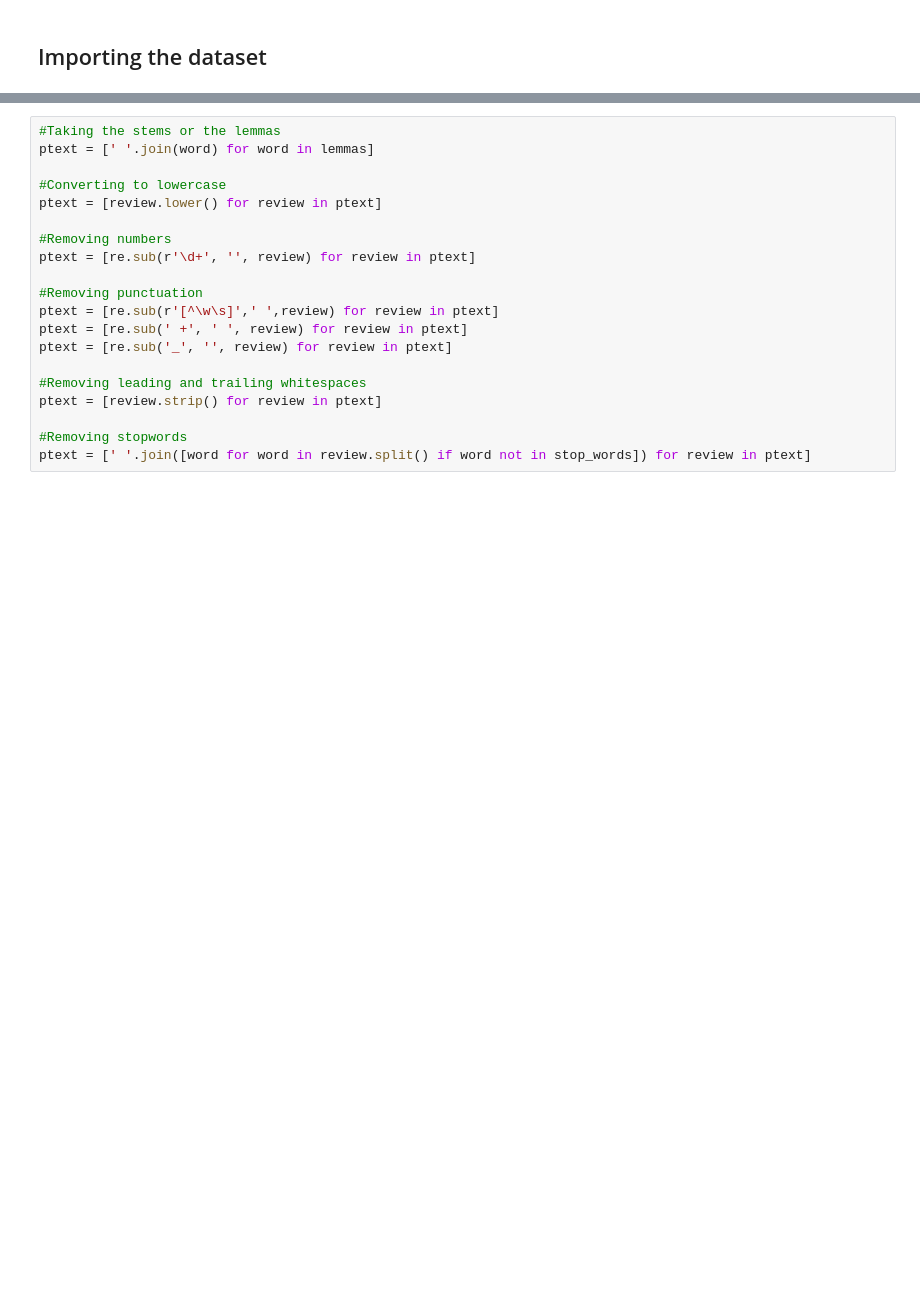
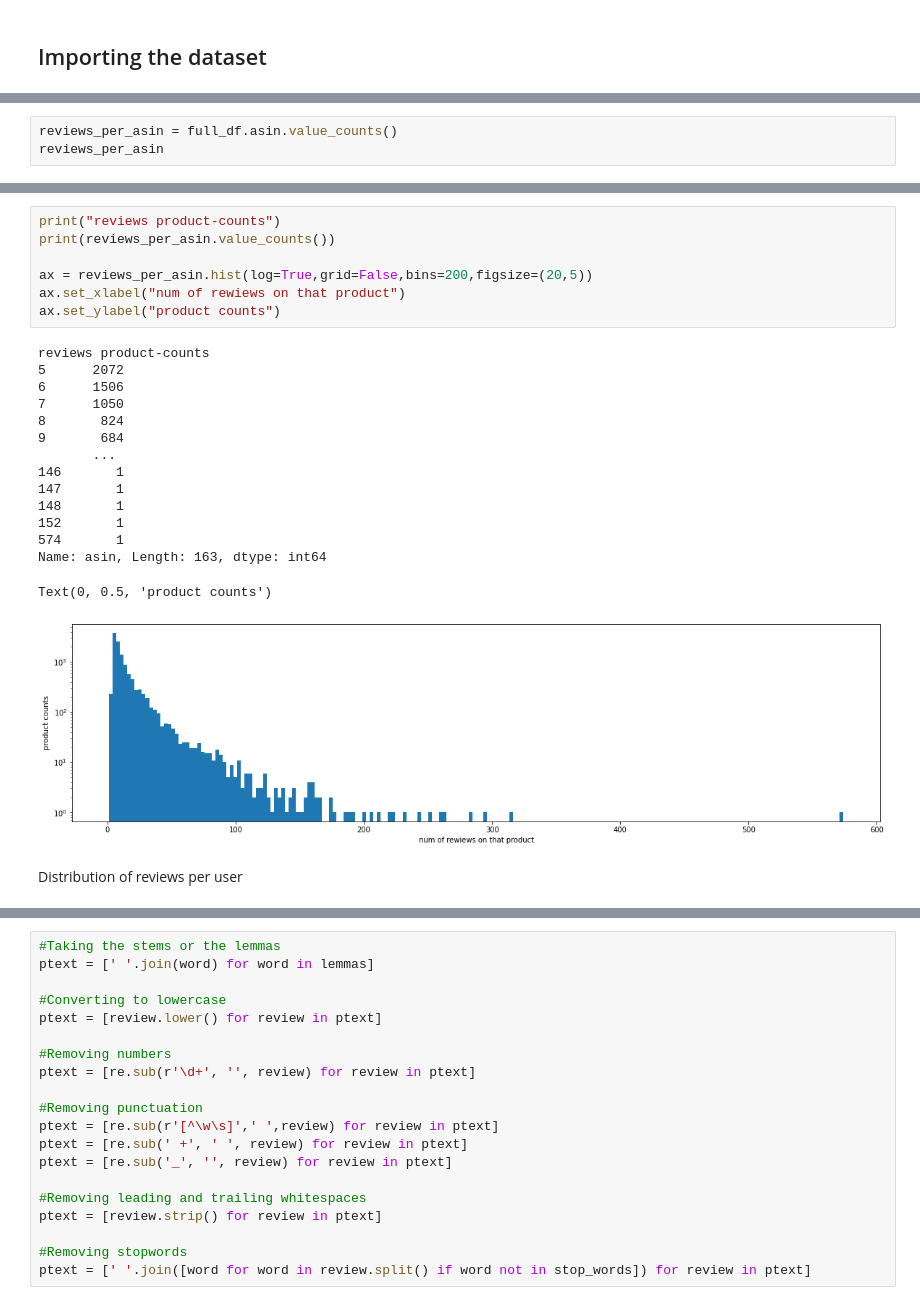
Before and after one commit to xenic1990/comp313-002-Team-2, a Jupyter notebook: Digital_Music.ipynb, the cells around one changed output, grey strips where cells are left out. Cells and saved outputs as stored; diff of their text form; blank space fills up the shorter version.

```diff
--- a/Digital_Music.ipynb
+++ b/Digital_Music.ipynb
@@ -66,0 +117,3 @@ full_df.head(10)
+# %%
+reviews_per_asin = full_df.asin.value_counts()
+reviews_per_asin
@@ -66,0 +133,25 @@ full_df.head(10)
+# %%
+print("reviews product-counts")
+print(reviews_per_asin.value_counts())
+
+ax = reviews_per_asin.hist(log=True,grid=False,bins=200,figsize=(20,5))
+ax.set_xlabel("num of rewiews on that product")
+ax.set_ylabel("product counts")
+# %% [output]
+reviews product-counts
+5      2072
+6      1506
+7      1050
+8       824
+9       684
+       ...
+146       1
+147       1
+148       1
+152       1
+574       1
+Name: asin, Length: 163, dtype: int64
+Text(0, 0.5, 'product counts')
+[figure, added]
+# %% [markdown]
+Distribution of reviews per user
```
Also changed, not shown: parts of 69 cells of this notebook.
